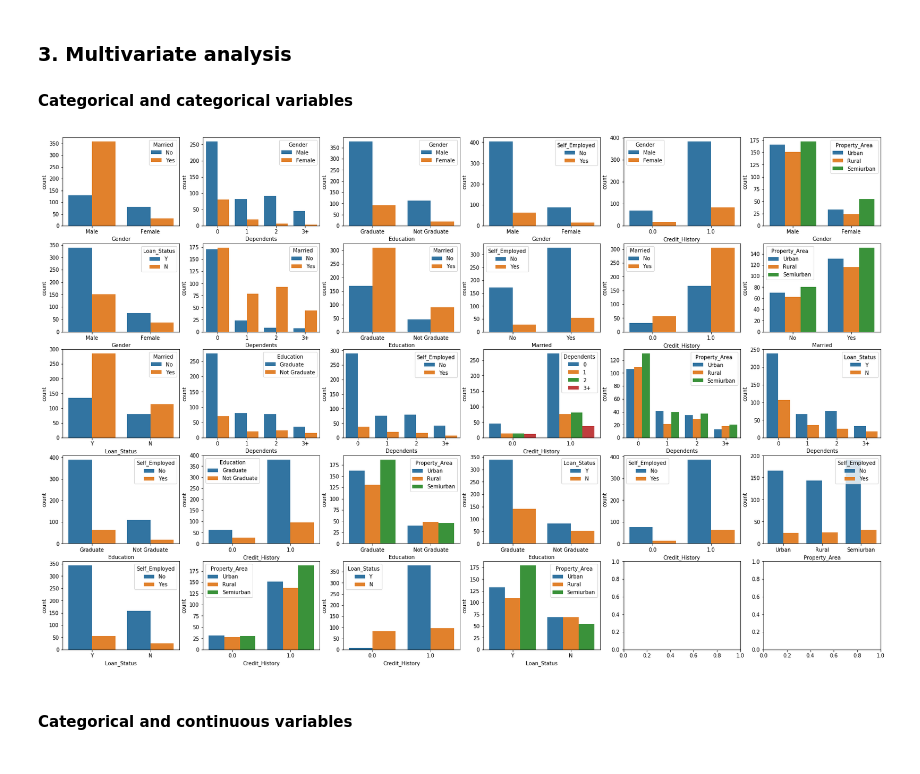
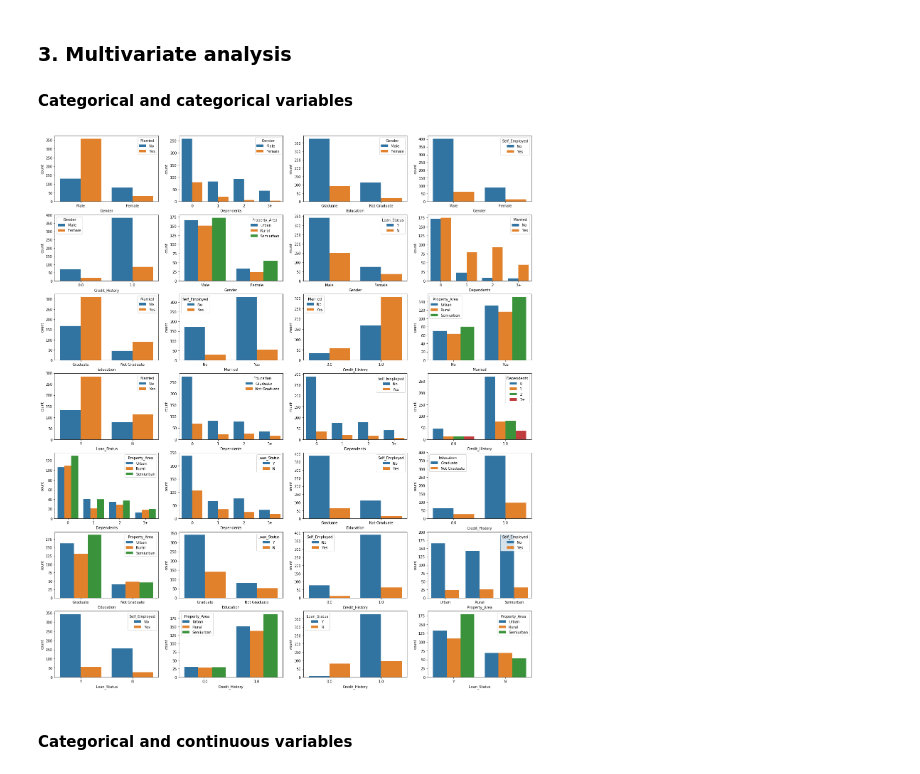
Before and after one commit to agarwal-peeush/Learning, a Jupyter notebook: ML/LoanPredictionProblem/LoanPrediction_Insights.ipynb, the cells around one changed output. Cells and saved outputs as stored; diff of their text form; code cells hidden in the pictures.

Commit message:
'LoanPrediction' notebook graphs improved

```diff
--- a/ML/LoanPredictionProblem/LoanPrediction_Insights.ipynb
+++ b/ML/LoanPredictionProblem/LoanPrediction_Insights.ipynb
@@ -114,10 +114,10 @@ Loan_Amount_Term contains Null values, cannot plot histogram for all values.
 #### Categorical variables
 # %%
 # Plot bar chart for all categorical variables
-fig, axes = plt.subplots(3,3,figsize=(16,12))
+fig, axes = plt.subplots(2,4,figsize=(16,12))
 
 for index, value in enumerate(categorical_variables, start=1):
-    plt.subplot(3,3,index)
+    plt.subplot(2,4,index)
     sns.countplot(train[value])
 plt.show()
 # %% [output]
@@ -137,14 +137,14 @@ for index1,value1 in enumerate(categorical_variables, start=1):
         if key not in pair_dict.keys():
             pair_dict[key] = li
 # %%
-plt.subplots(5,6,figsize=(28,18))
+plt.subplots(7,4,figsize=(24,28))
 
 for index,value in enumerate(pair_dict.values(), start=1):
-    plt.subplot(5,6,index)
+    plt.subplot(7,4,index)
     sns.countplot(x=value[0],hue=value[1],data=train)
 plt.show()
 # %% [output]
-[figure, old version]
+[figure, new version]
 # %% [markdown]
 #### Categorical and continuous variables
 # %%
```
Also changed, not shown: parts of 3 cells of this notebook.
